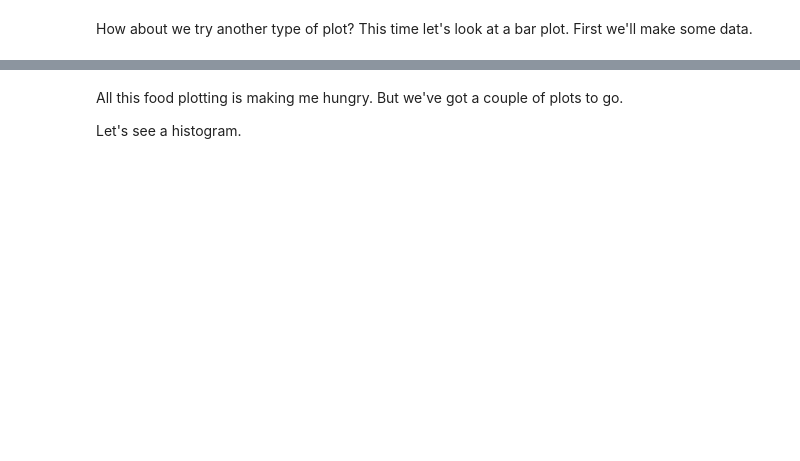
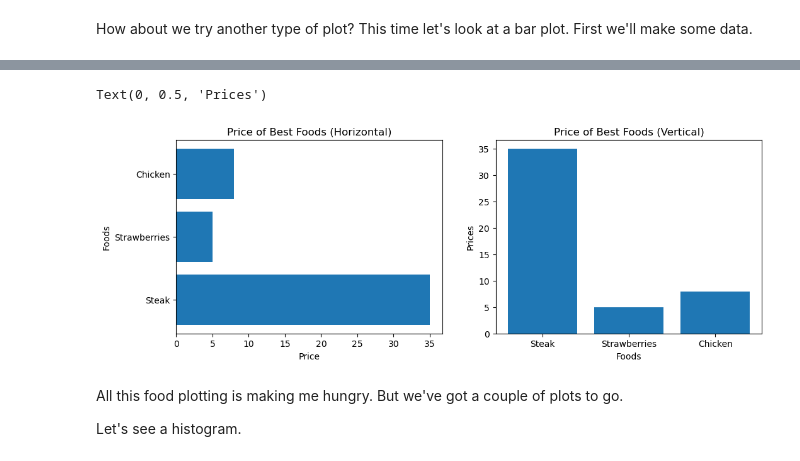
Before and after one commit to evanernst00/CodeExperiments, a Jupyter notebook: Python/matplotlib-exercises.ipynb, the cells around one changed output, grey strips where cells are left out. Saved outputs shown, nothing was run; the diff lists cells and outputs as text; code cells hidden in the pictures; blank space fills up the shorter version.

```diff
--- a/Python/matplotlib-exercises.ipynb
+++ b/Python/matplotlib-exercises.ipynb
@@ -128,3 +141,25 @@ How about we try another type of plot? This time let's look at a bar plot. First
+# %%
+# Make the same plot as above, except this time make the bars go horizontal
+fig, axs = plt.subplots(1, 2, figsize=(12, 4))
+
+# barh requires setting the y POSITIONS, then adding the labels after
+y_pos = np.arange(len(dict))
+axs[0].barh(y_pos, dict.values());
+axs[0].set_yticks(y_pos, labels=dict.keys())
+
+axs[0].set_title("Price of Best Foods (Horizontal)")
+axs[0].set_xlabel("Price")
+axs[0].set_ylabel("Foods")
+
+# versus bar, where you can set that easily
+axs[1].bar(dict.keys(), dict.values());
+
+axs[1].set_title("Price of Best Foods (Vertical)")
+axs[1].set_xlabel("Foods")
+axs[1].set_ylabel("Prices")
+# %% [output]
+Text(0, 0.5, 'Prices')
+[figure, added]
 # %% [markdown]
 All this food plotting is making me hungry. But we've got a couple of plots to go.
 
```
Also changed, not shown: parts of 13 cells of this notebook.
